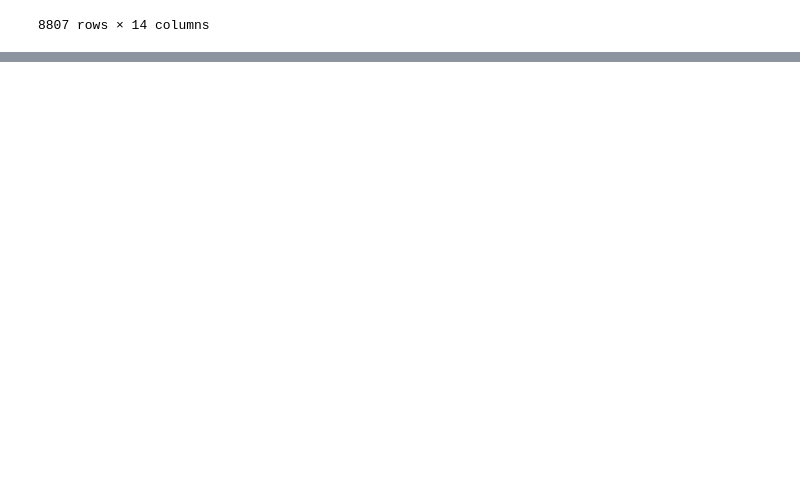
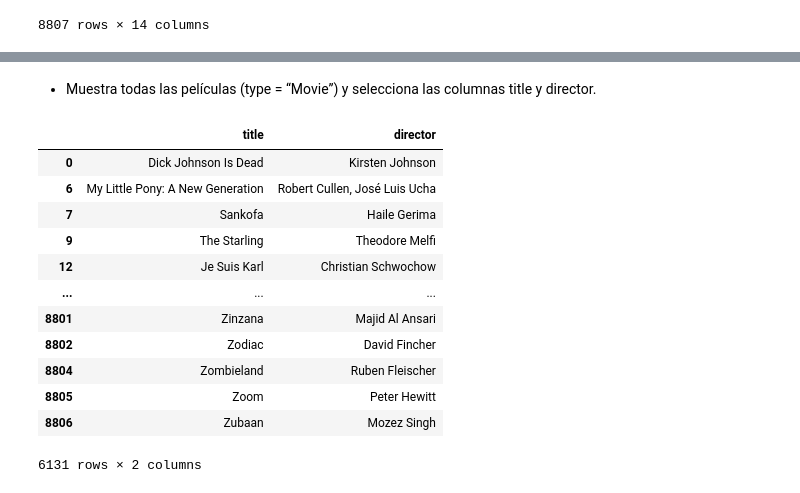
Before and after one commit to apelsito/laboratorio-modulo2-leccion02-eda-union, a Jupyter notebook: laboratorio-modulo2-leccion02-eda-union.ipynb, the cells around one changed output, grey strips where cells are left out. Drawn from its saved outputs; the diff is of its cells as text; code cells hidden in the pictures; blank space fills up the shorter version.

```diff
--- a/laboratorio-modulo2-leccion02-eda-union.ipynb
+++ b/laboratorio-modulo2-leccion02-eda-union.ipynb
@@ -621,0 +653,18 @@ Usando el DataFrame creado en la Parte 2:
+# %% [markdown]
+   - Muestra todas las películas (type = “Movie”) y selecciona las columnas title y director.
+# %%
+tabla_unida.loc[tabla_unida["type"]== "Movie",["title","director"]]
+# %% [output]
+|  | title | director |
+| 0 | Dick Johnson Is Dead | Kirsten Johnson |
+| 6 | My Little Pony: A New Generation | Robert Cullen, José Luis Ucha |
+| 7 | Sankofa | Haile Gerima |
+| 9 | The Starling | Theodore Melfi |
+| 12 | Je Suis Karl | Christian Schwochow |
+| ... | ... | ... |
+| 8801 | Zinzana | Majid Al Ansari |
+| 8802 | Zodiac | David Fincher |
+| 8804 | Zombieland | Ruben Fleischer |
+| 8805 | Zoom | Peter Hewitt |
+| 8806 | Zubaan | Mozez Singh |
+6131 rows × 2 columns
```
Also changed, not shown: parts of 19 cells of this notebook.
